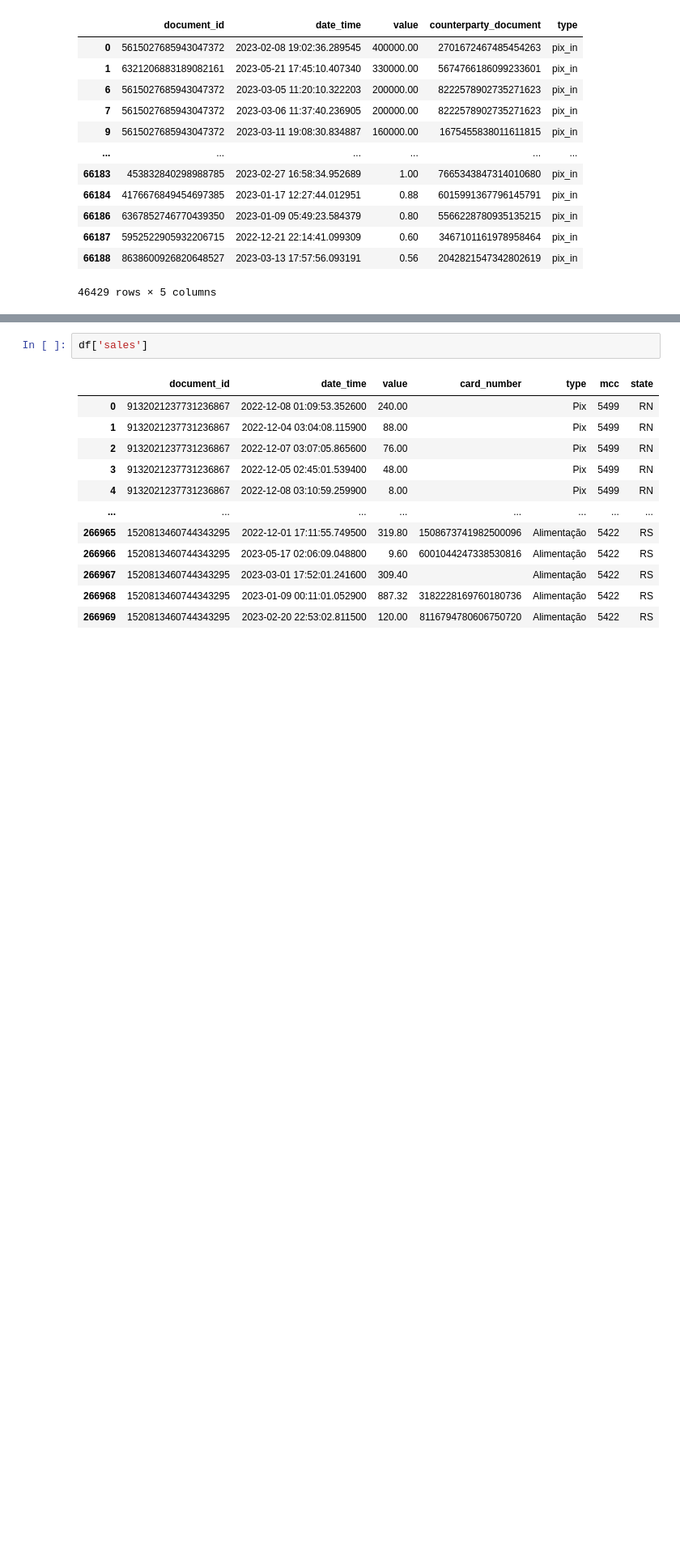
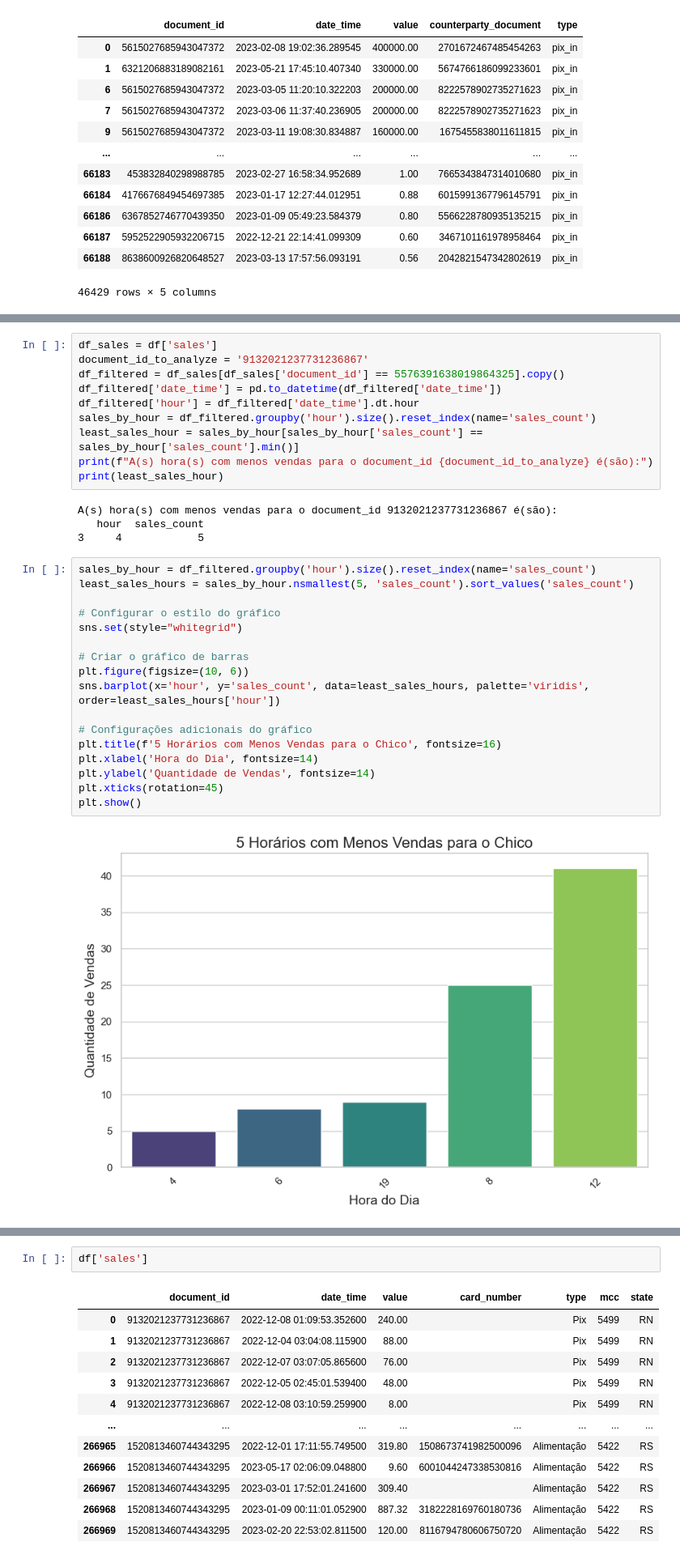
Before and after one commit to AAugustoBS/cash-hack, a Jupyter notebook: dataset/script .ipynb, the cells around one changed output, grey strips where cells are left out. Shown at 81% size. Drawn from its saved outputs; the diff is of its cells as text; blank space fills up the shorter version.

Commit message:
salesPredict added

```diff
--- a/dataset/script .ipynb
+++ b/dataset/script .ipynb
@@ -84,0 +285,33 @@ filtered_bank_df
+# %%
+df_sales = df['sales']
+document_id_to_analyze = '9132021237731236867'
+df_filtered = df_sales[df_sales['document_id'] == 5576391638019864325].copy()
+df_filtered['date_time'] = pd.to_datetime(df_filtered['date_time'])
+df_filtered['hour'] = df_filtered['date_time'].dt.hour
+sales_by_hour = df_filtered.groupby('hour').size().reset_index(name='sales_count')
+least_sales_hour = sales_by_hour[sales_by_hour['sales_count'] == sales_by_hour['sales_count'].min()]
+print(f"A(s) hora(s) com menos vendas para o document_id {document_id_to_analyze} é(são):")
+print(least_sales_hour)
+# %% [output]
+A(s) hora(s) com menos vendas para o document_id 9132021237731236867 é(são):
+   hour  sales_count
+3     4            5
+# %%
+sales_by_hour = df_filtered.groupby('hour').size().reset_index(name='sales_count')
+least_sales_hours = sales_by_hour.nsmallest(5, 'sales_count').sort_values('sales_count')
+
+# Configurar o estilo do gráfico
+sns.set(style="whitegrid")
+
+# Criar o gráfico de barras
+plt.figure(figsize=(10, 6))
+sns.barplot(x='hour', y='sales_count', data=least_sales_hours, palette='viridis', order=least_sales_hours['hour'])
+
+# Configurações adicionais do gráfico
+plt.title(f'5 Horários com Menos Vendas para o Chico', fontsize=16)
+plt.xlabel('Hora do Dia', fontsize=14)
+plt.ylabel('Quantidade de Vendas', fontsize=14)
+plt.xticks(rotation=45)
+plt.show()
+# %% [output]
+[figure, added]
```
Also changed, not shown: parts of 9 cells of this notebook.
